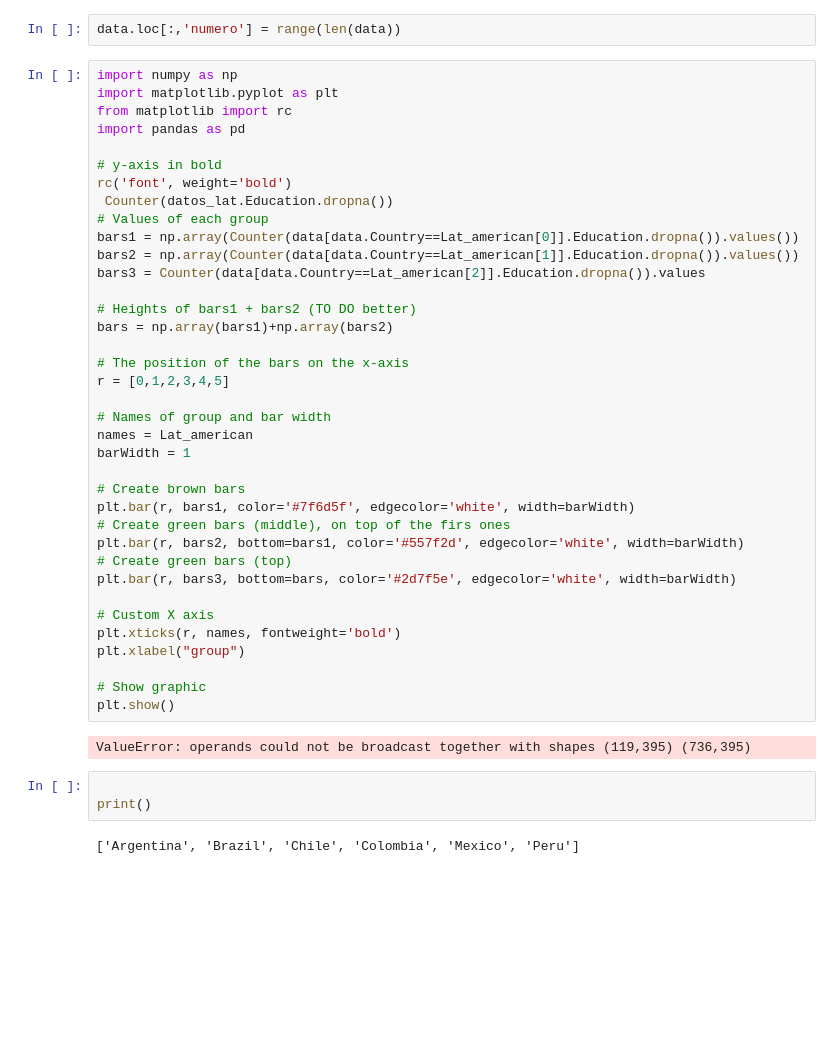
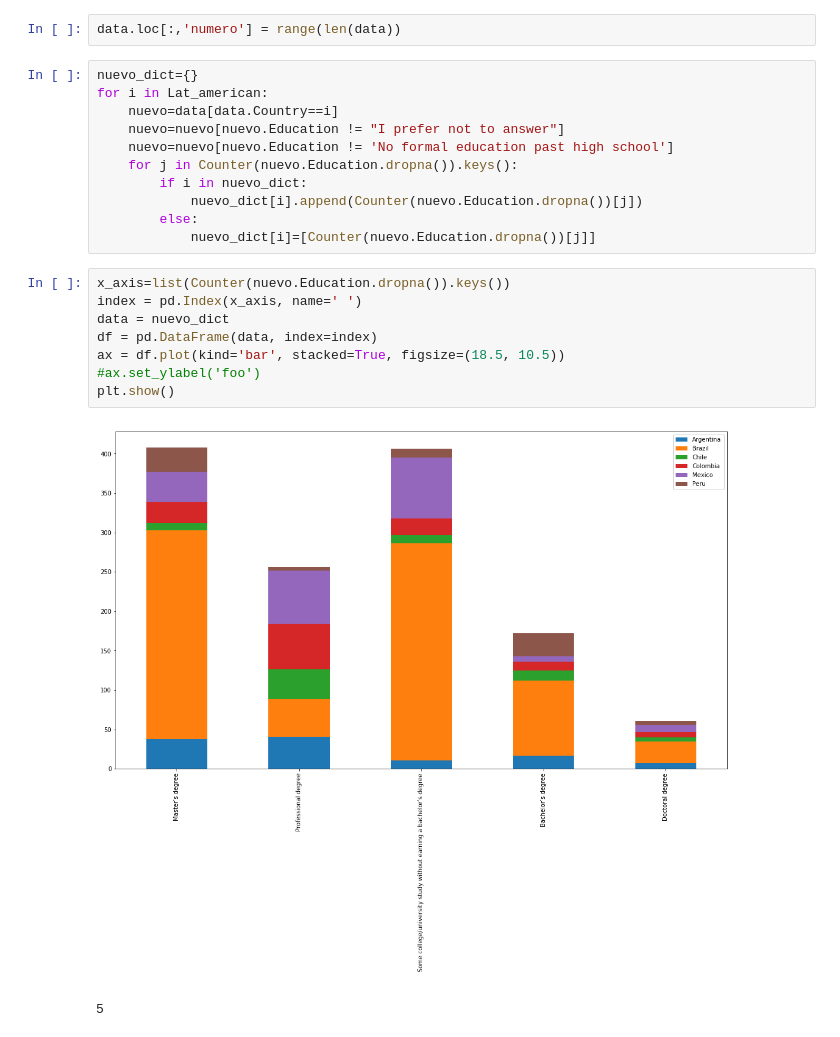
Before and after one commit to JoseMontanaC/JoseAlejandroMontana_Final, a Jupyter notebook: JoseAlejandroMontana_Final.ipynb, the cells around one changed output. Cells and saved outputs as stored; diff of their text form; blank space fills up the shorter version.

```diff
--- a/JoseAlejandroMontana_Final.ipynb
+++ b/JoseAlejandroMontana_Final.ipynb
@@ -175,46 +178,26 @@ TypeError: unsupported operand type(s) for +: 'dict_values' and 'int'
 # %%
 data.loc[:,'numero'] = range(len(data))
-# %%
-import numpy as np
-import matplotlib.pyplot as plt
-from matplotlib import rc
-import pandas as pd
-
-# y-axis in bold
-rc('font', weight='bold')
- Counter(datos_lat.Education.dropna())
-# Values of each group
-bars1 = np.array(Counter(data[data.Country==Lat_american[0]].Education.dropna()).values())
-bars2 = np.array(Counter(data[data.Country==Lat_american[1]].Education.dropna()).values())
-bars3 = Counter(data[data.Country==Lat_american[2]].Education.dropna()).values
-
-# Heights of bars1 + bars2 (TO DO better)
-bars = np.array(bars1)+np.array(bars2)
-
-# The position of the bars on the x-axis
-r = [0,1,2,3,4,5]
-
-# Names of group and bar width
-names = Lat_american
-barWidth = 1
-
-# Create brown bars
-plt.bar(r, bars1, color='#7f6d5f', edgecolor='white', width=barWidth)
-# Create green bars (middle), on top of the firs ones
-plt.bar(r, bars2, bottom=bars1, color='#557f2d', edgecolor='white', width=barWidth)
-# Create green bars (top)
-plt.bar(r, bars3, bottom=bars, color='#2d7f5e', edgecolor='white', width=barWidth)
-
-# Custom X axis
-plt.xticks(r, names, fontweight='bold')
-plt.xlabel("group")
-
-# Show graphic
-plt.show()
-# %% [output]
-ValueError: operands could not be broadcast together with shapes (119,395) (736,395)
+# %%
+nuevo_dict={}
+for i in Lat_american:
+    nuevo=data[data.Country==i]
+    nuevo=nuevo[nuevo.Education != "I prefer not to answer"]
+    nuevo=nuevo[nuevo.Education != 'No formal education past high school']
+    for j in Counter(nuevo.Education.dropna()).keys():
+        if i in nuevo_dict:
+            nuevo_dict[i].append(Counter(nuevo.Education.dropna())[j])
+        else:
+            nuevo_dict[i]=[Counter(nuevo.Education.dropna())[j]]
+# %%
+x_axis=list(Counter(nuevo.Education.dropna()).keys())
+index = pd.Index(x_axis, name=' ')
+data = nuevo_dict
+df = pd.DataFrame(data, index=index)
+ax = df.plot(kind='bar', stacked=True, figsize=(18.5, 10.5))
+#ax.set_ylabel('foo')
+plt.show()
+# %% [output]
+[figure, added]
 # %%
-
-print()
 # %% [output]
-['Argentina', 'Brazil', 'Chile', 'Colombia', 'Mexico', 'Peru']
+5
```
Also changed, not shown: parts of 1 cell of this notebook.
